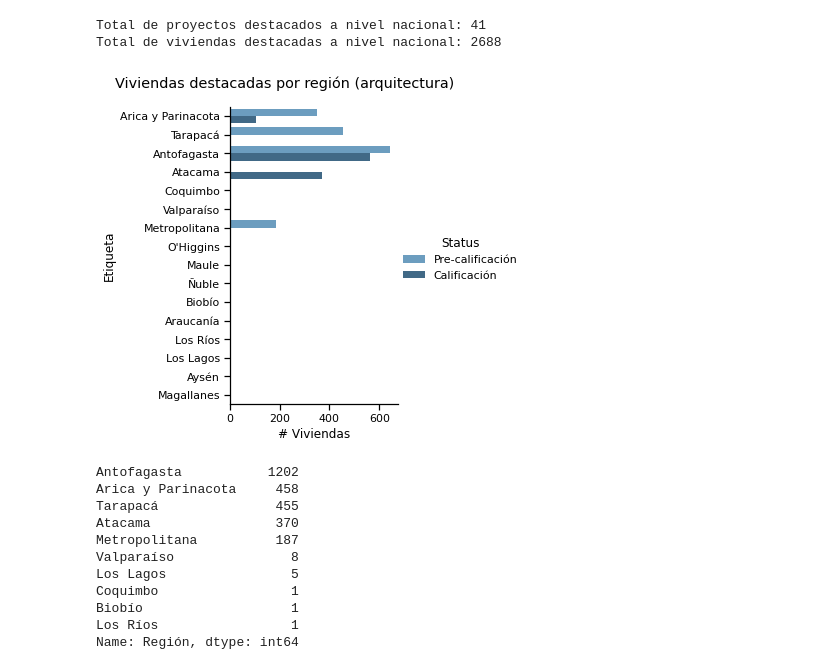
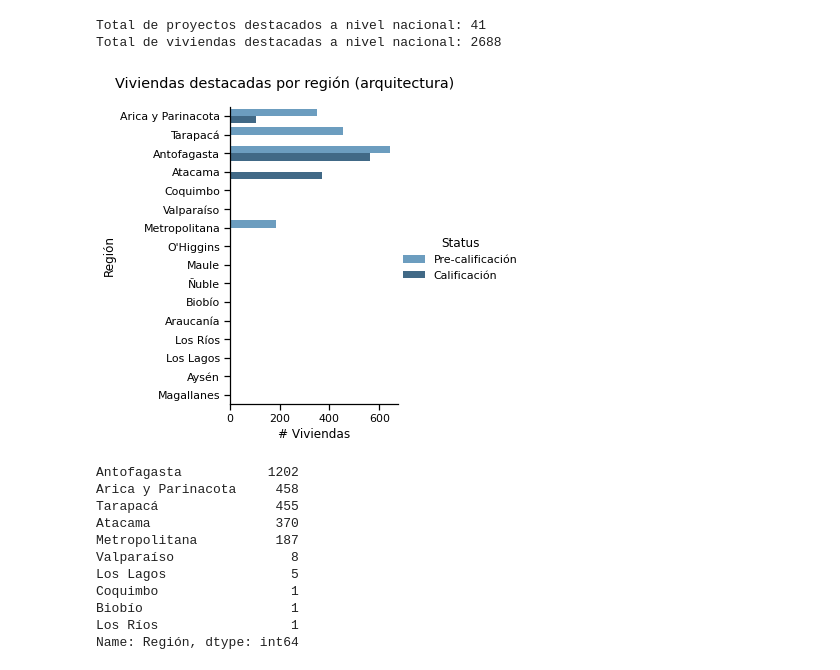
Before and after one commit to roruizf/cev-statistics-analysis, a Jupyter notebook: cev_analysis.ipynb, the cells around one changed output. Drawn from its saved outputs; the diff is of its cells as text; code cells hidden in the pictures.

```diff
--- a/cev_analysis.ipynb
+++ b/cev_analysis.ipynb
@@ -132,13 +132,11 @@ Total de viviendas destacadas a nivel nacional: 2688
 # %%
 sns.set_context('notebook')
 g = sns.catplot(y='Región', data=proy_dest, kind='count', hue='Status', palette='Blues_d')
 g.fig.suptitle("Viviendas destacadas por región (arquitectura)", y=1.05)
-g.set(ylabel="Etiqueta", xlabel="# Viviendas")
-# plt.xticks(rotation=45)
-# g.fig.set_size_inches(15,5)
+g.set(ylabel="Región", xlabel="# Viviendas")
 plt.show()
 # %% [output]
-[figure, old version]
+[figure, new version]
 # %%
 count = proy_dest['Región'].value_counts()
 print(count[count>0])
```
Also changed, not shown: parts of 1 cell of this notebook.
